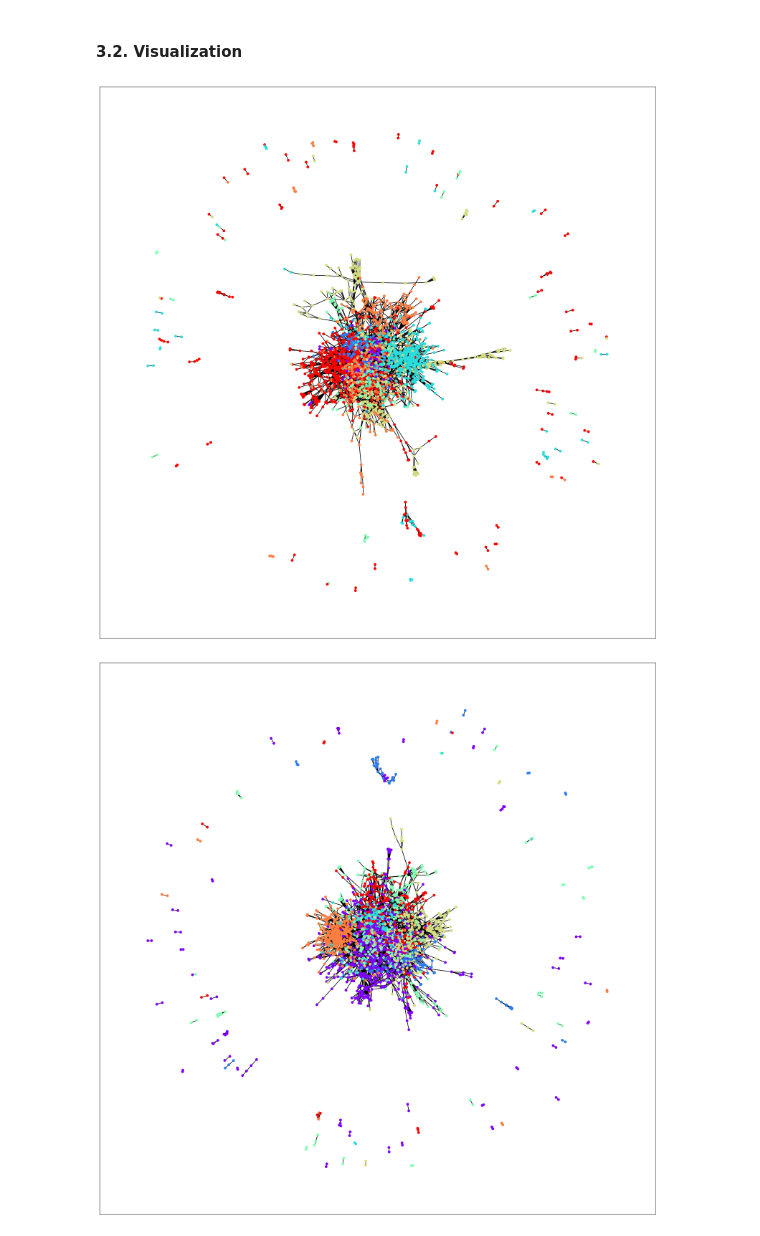
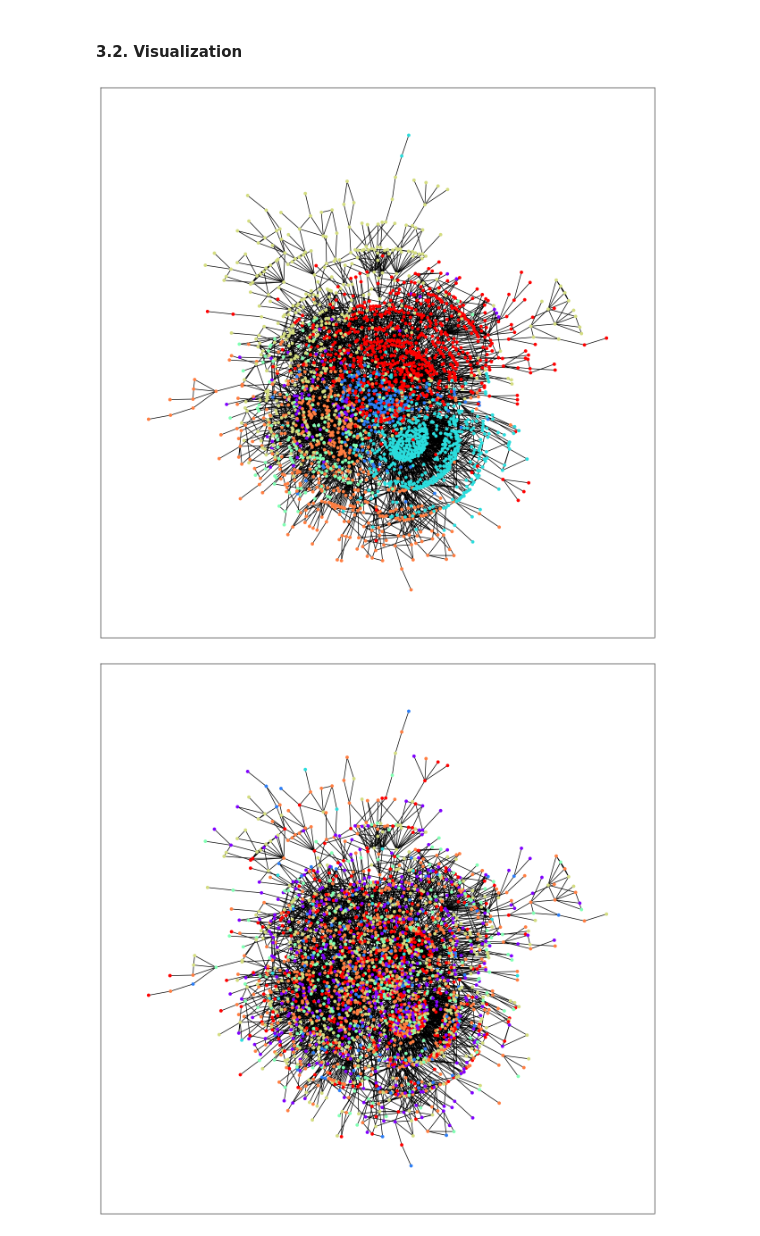
Before and after one commit to hardness1020/Community_Detection, a Jupyter notebook: main.ipynb, the cells around one changed output. Drawn from its saved outputs; the diff is of its cells as text; code cells hidden in the pictures.

Commit message:
feat: Add new graph method

```diff
--- a/main.ipynb
+++ b/main.ipynb
@@ -259,10 +271,15 @@ Our project evaluates the performance using the following methods:
 # By default, the example prediction file is used.
 # Use the other path if running the CDNMF model.
 
+
 CDNMF_path = 'prediction/CDNMF_example.txt'
+DANMF_path = 'prediction/DANMF_example.txt'
 # CDNMF_path = 'prediction/CDNMF.txt'
+# DANMF_path = 'prediction/DANMF.txt'
+
 
 y_pred_CDNMF = pd.read_csv(CDNMF_path, header=None).values[:, 0]
+y_pred_DANMF = pd.read_csv(DANMF_path, header=None).values[:, 0]
 y_true = pd.read_csv('dataset/cora/group.txt', header=None, delimiter=' ').values[:, 1]
 # %% [markdown]
 #### 3.1. Evaluation Metrics
@@ -302,22 +323,29 @@ scores_CDNMF
 # %% [markdown]
 #### 3.2. Visualization
 # %%
-def visualize_community(edges_path, memberships):
+# Visualize the community structure
+
+def visualize_community(edges_path, memberships_list):
     G = nx.Graph()
     edges = np.loadtxt(edges_path, dtype=int)
     G.add_edges_from(edges)
+    pos = nx.kamada_kawai_layout(G)
 
-    pos = nx.spring_layout(G)
-    colors = [memberships[node] for node in G.nodes]
+    for memberships in memberships_list:
+        # Create a consistent label-to-color mapping
+        unique_labels = sorted(np.unique(memberships))  # Get unique labels
+        cmap = plt.cm.rainbow  # Choose a colormap
+        label_to_color = {label: cmap(i / (len(unique_labels) - 1)) for i, label in enumerate(unique_labels)}
+        colors = [label_to_color[memberships[node]] for node in G.nodes]
 
-    plt.figure(figsize=(20, 20))
-    nx.draw_networkx_edges(G, pos, alpha=0.5)  # Explicitly draw edges
-    nx.draw_networkx(G, pos, node_color=colors, with_labels=False, node_size=20, cmap=plt.cm.rainbow)
-    plt.show()
+        plt.figure(figsize=(16, 16))
+        nx.draw_networkx_edges(G, pos, alpha=0.1)
+        nx.draw_networkx(G, pos, node_color=colors, with_labels=False, node_size=20)
+        plt.show()
 
 edges_path = 'dataset/cora/edges.txt'
-visualize_community(edges_path, y_pred_CDNMF)
-visualize_community(edges_path, y_true)
+memberships_list = [y_pred_CDNMF, y_pred_DANMF, y_true]
+visualize_community(edges_path, memberships_list)
 # %% [output]
-[figure, old version]
+[figure, new version]
-[figure, old version]
+[figure, new version]
```
Also changed, not shown: parts of 9 cells of this notebook.
